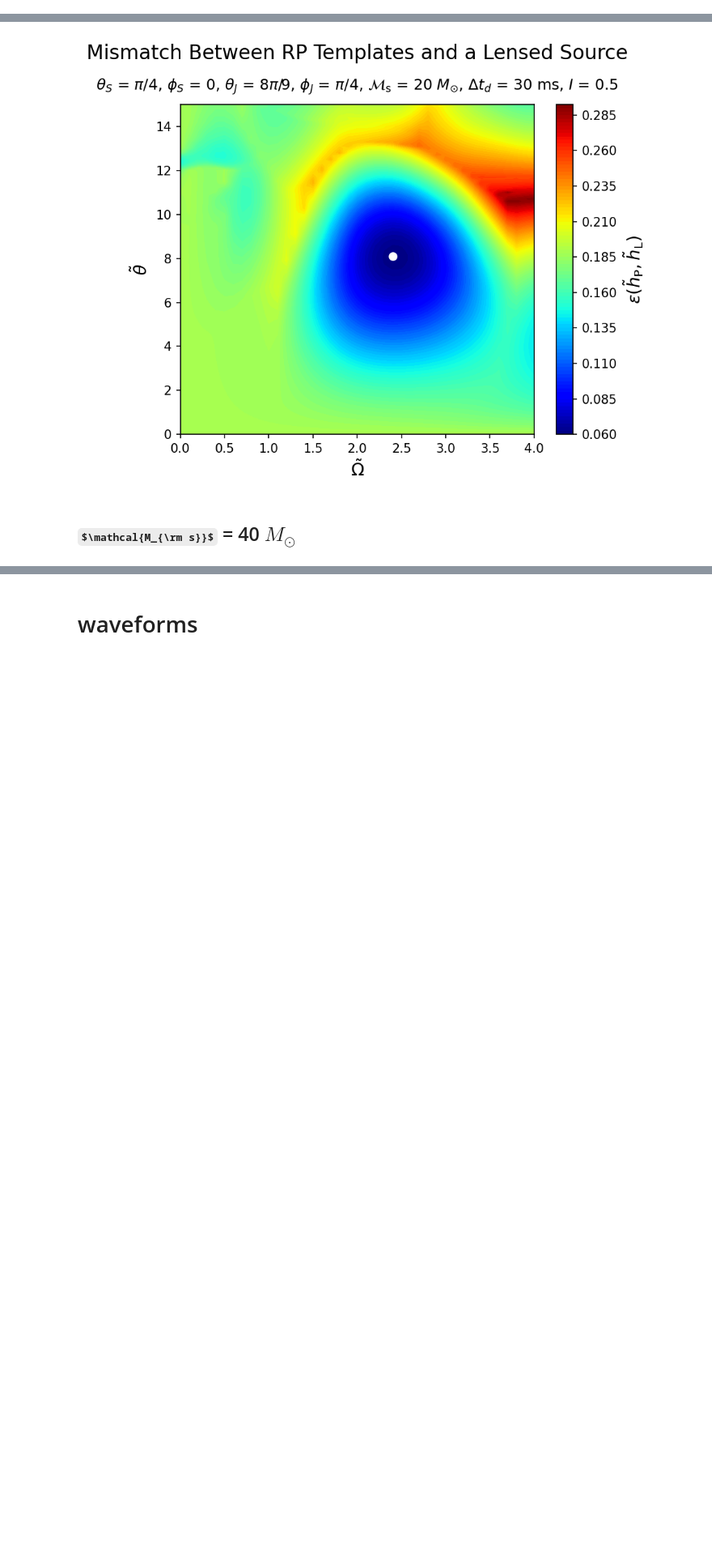
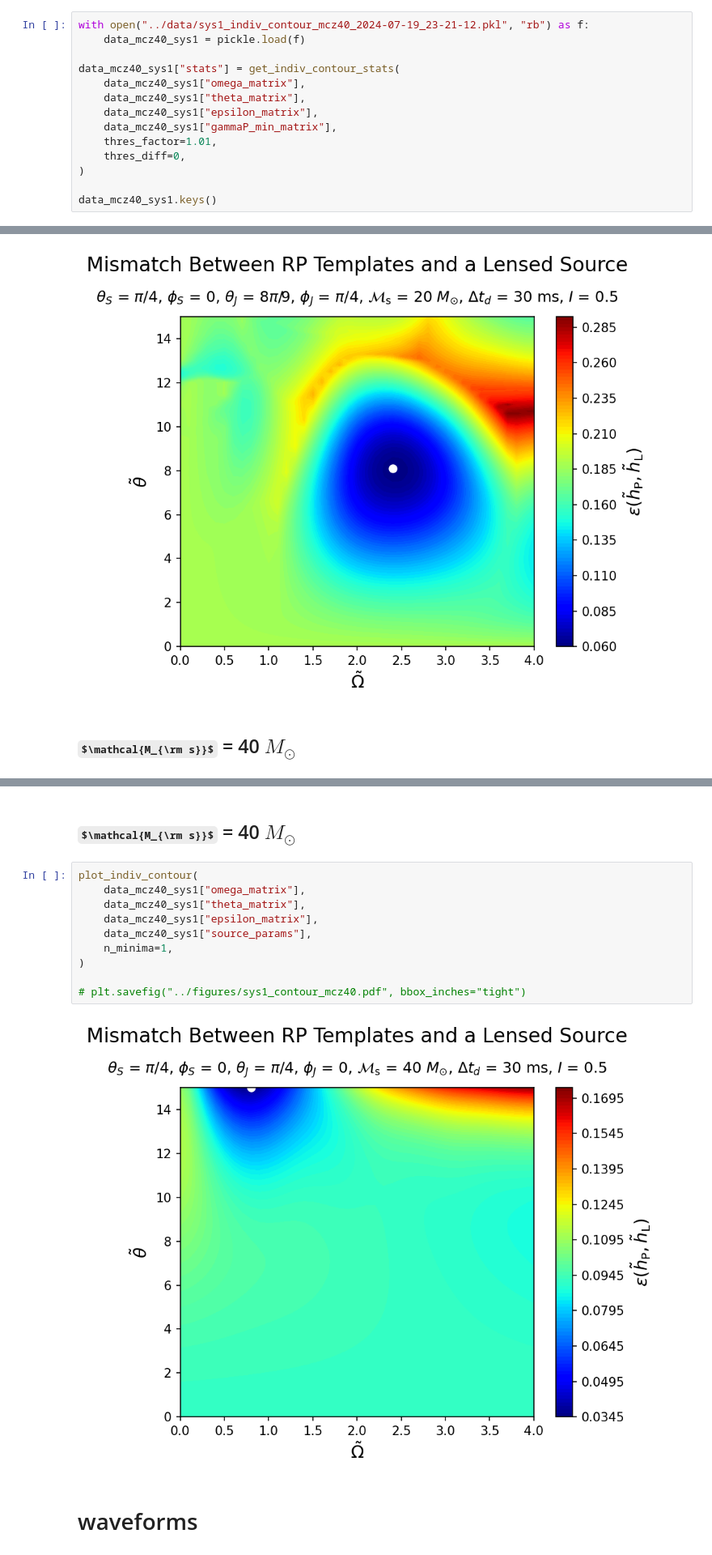
Before and after one commit to fairytien/lensing_and_precession, a Jupyter notebook: notebooks/contours_mismatch-ver6-paper.ipynb, the cells around one changed output, grey strips where cells are left out. Shown at 81% size. Drawn from its saved outputs; the diff is of its cells as text; some formulas as TeX source; blank space fills up the shorter version.

```diff
--- a/notebooks/contours_mismatch-ver6-paper.ipynb
+++ b/notebooks/contours_mismatch-ver6-paper.ipynb
@@ -76,0 +97,14 @@ data_mcz40
+# %%
+with open("../data/sys1_indiv_contour_mcz40_2024-07-19_23-21-12.pkl", "rb") as f:
+    data_mcz40_sys1 = pickle.load(f)
+
+data_mcz40_sys1["stats"] = get_indiv_contour_stats(
+    data_mcz40_sys1["omega_matrix"],
+    data_mcz40_sys1["theta_matrix"],
+    data_mcz40_sys1["epsilon_matrix"],
+    data_mcz40_sys1["gammaP_min_matrix"],
+    thres_factor=1.01,
+    thres_diff=0,
+)
+
+data_mcz40_sys1.keys()
@@ -250,2 +330,16 @@ for coordinates, z_value in filtered_results:
+# %% [markdown]
+## $\mathcal{M_{\rm s}}$ = 40 $M_{\odot}$
+# %%
+plot_indiv_contour(
+    data_mcz40_sys1["omega_matrix"],
+    data_mcz40_sys1["theta_matrix"],
+    data_mcz40_sys1["epsilon_matrix"],
+    data_mcz40_sys1["source_params"],
+    n_minima=1,
+)
+
+# plt.savefig("../figures/sys1_contour_mcz40.pdf", bbox_inches="tight")
+# %% [output]
+[figure, added]
 # %% [markdown]
 # waveforms
```
Also changed, not shown: parts of 36 cells of this notebook, 7 other files.
